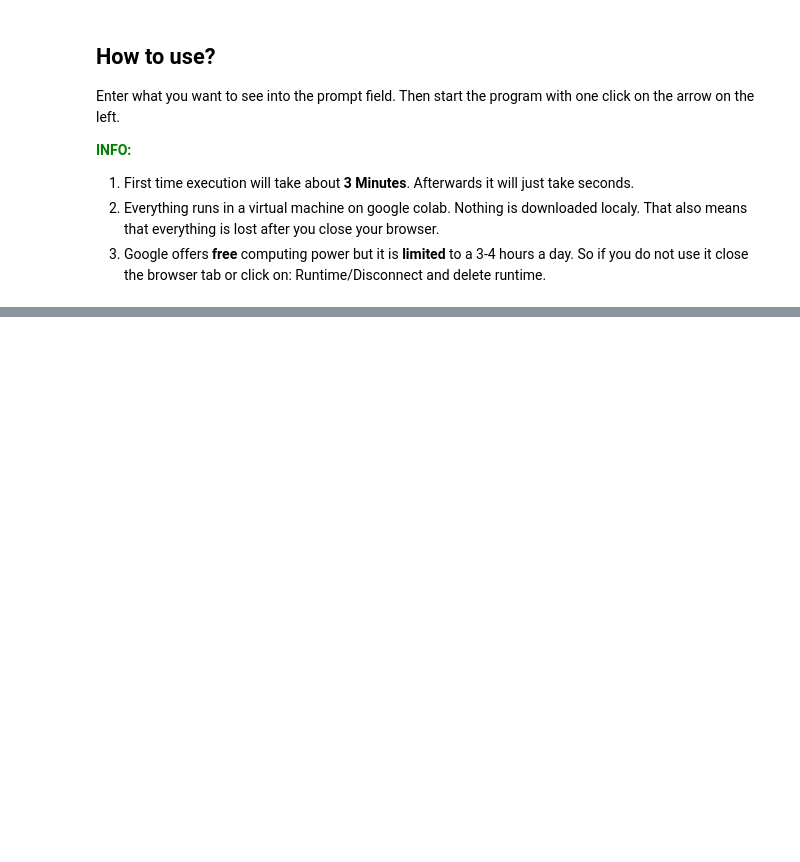
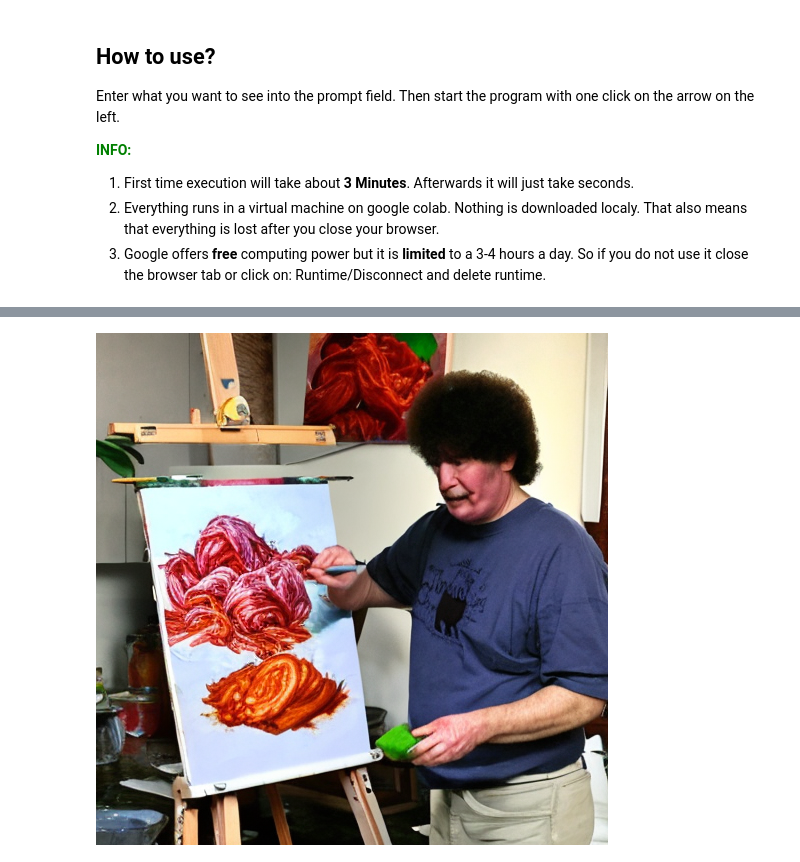
Before and after one commit to kleinfossil/googlecolabfree_stable_diffusion, a Jupyter notebook: Easy_Stable_Diffusion.ipynb, the cells around one changed output, grey strips where cells are left out. Cells and saved outputs as stored; diff of their text form; code cells hidden in the pictures; blank space fills up the shorter version.

Commit message:
Added models and deleted option to change number of images

```diff
--- a/Easy_Stable_Diffusion.ipynb
+++ b/Easy_Stable_Diffusion.ipynb
@@ -80,0 +18,87 @@ for img in images:
+# %%
+from IPython.display import clear_output
+
+# Checks if pipe already exists.
+# If yes it will ignore the except block
+# If not it will get an NameError and exectue the except block
+#@markdown **Write into prompt what you want to see.**
+#@markdown </br> You can use "," to specify. E.g. ..., highly realistic, photography, 4k, soft light, epic
+prompt = "making kimchi, painting, bob ross" #@param {type:"string"}
+#@markdown **Advanced**
+#@markdown
+#@markdown You can change the model you want to use for better results.
+#@markdown More models and details on [HuggingFace](https://huggingface.co/models?pipeline_tag=text-to-image&sort=downloads).
+models = "stabilityai/stable-diffusion-2-1-base" #@param ["stabilityai/stable-diffusion-2-1-base", "stabilityai/stable-diffusion-2", "runwayml/stable-diffusion-v1-5", "CompVis/stable-diffusion-v1-4", "prompthero/openjourney", "Linaqruf/anything-v3.0", "eimiss/EimisAnimeDiffusion_1.0v", "nitrosocke/mo-di-diffusion", "DGSpitzer/Cyberpunk-Anime-Diffusion", "nitrosocke/Nitro-Diffusion", "dallinmackay/Van-Gogh-diffusion", "nitrosocke/elden-ring-diffusion", "dreamlike-art/dreamlike-diffusion-1.0", "Conflictx/CGI_Animation"]
+
+
+# Check if there is already the variable first_time_run
+# If not it is the first time start and installations are required.
+try: first_time_run
+except NameError:
+  model = models
+  %pip install huggingface_hub
+  clear_output()
+  %pip install diffusers
+  clear_output()
+  %pip install transformers
+  clear_output()
+  %pip install accelerate
+  clear_output()
+
+  from huggingface_hub import login
+  from torch import autocast
+  from diffusers import StableDiffusionPipeline
+
+  # HuggingFaceToken. Don't misuse it.
+  login(token="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")
+  first_time_run = False
+
+# Create pipe with model
+# Models is not equal model it means that the model was changed. So a new pipe need to be created
+if models != model:
+  model = models
+  pipe = StableDiffusionPipeline.from_pretrained(
+    model,
+    use_auth_token=True
+  ).to("cuda")
+else:
+  # If the pipe already exists there is no need to create a new one
+  try: pipe
+  except NameError:
+    pipe = StableDiffusionPipeline.from_pretrained(
+      model,
+      use_auth_token=True
+    ).to("cuda")
+
+
+clear_output()
+
+# switches of the NSFW filter to avoid black output
+pipe.safety_checker = None
+# 2 images are the max for sd-2-1
+images = 2
+
+#Basic input Parameter - Play around with them when you are more advanced
+negative_prompt = "" # Add a negative prompt
+num_samples = images # Number of images generated
+guidance_scale = 7.5 # How close should be the images to the text
+num_inference_steps = 50 # Number of steps till the image is generated (50 is recommended)
+height = 512 # hight of the output image
+width = 512 #@ width of the output image
+
+# Start Execution
+with autocast("cuda"):
+    images = pipe(
+        prompt,
+        height=height,
+        width=width,
+        negative_prompt=negative_prompt,
+        num_images_per_prompt=num_samples,
+        num_inference_steps=num_inference_steps,
+        guidance_scale=guidance_scale,
+    ).images
+
+for img in images:
+    display(img)
+# %% [output]
+[figure, added]
```
Also changed, not shown: parts of 3 cells of this notebook.
